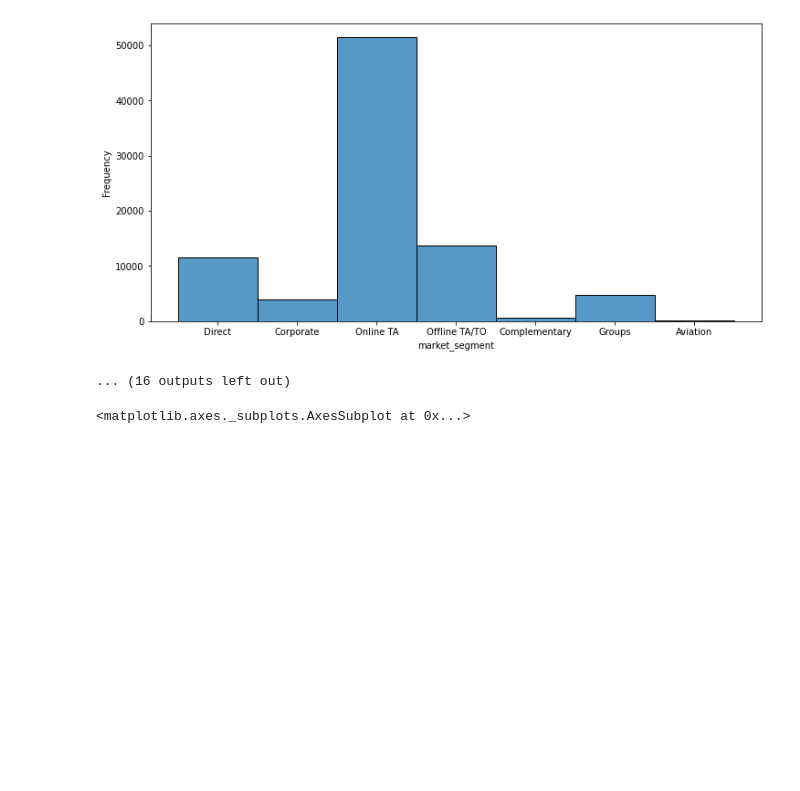
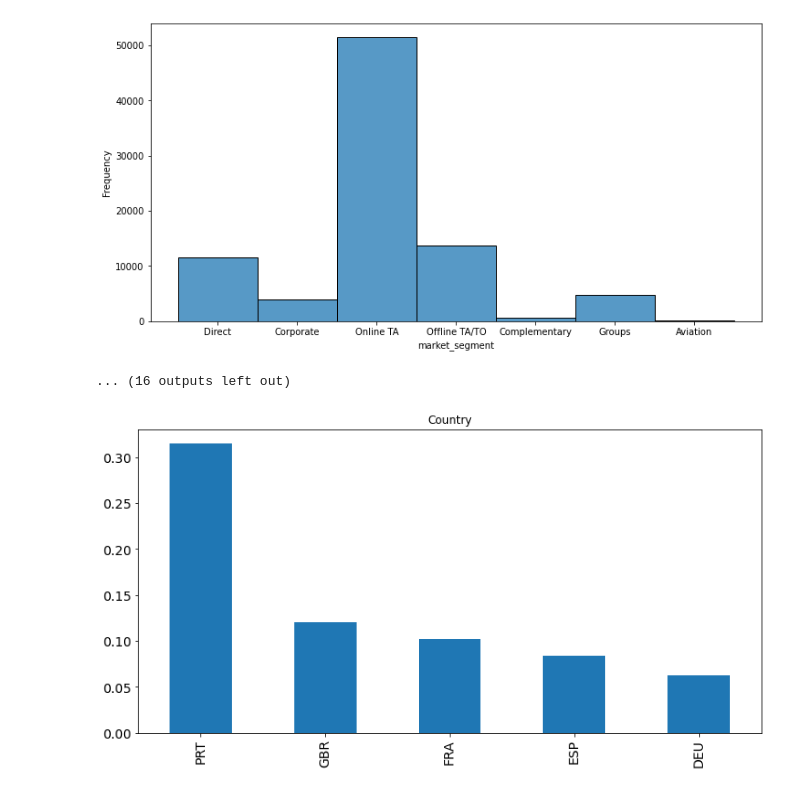
Before and after one commit to hetkothari/Hotel-Booking-Analysis-Capstone-1, a Jupyter notebook: Hotel_Booking_Analysis_Personal_Notebook_.ipynb, the cells around one changed output. Saved outputs shown, nothing was run; the diff lists cells and outputs as text; code cells hidden in the pictures; blank space fills up the shorter version.

```diff
--- a/Hotel_Booking_Analysis_Personal_Notebook_.ipynb
+++ b/Hotel_Booking_Analysis_Personal_Notebook_.ipynb
@@ -295,7 +295,8 @@ plt.show()
 [figure]
 [figure]
 ... (16 outputs left out)
-# %%
-  sns.distplot(df[column], ax= ax)
-# %% [output]
-<matplotlib.axes._subplots.AxesSubplot at 0x...>
+# %%
+fig, axes = plt.subplots(1, 1, figsize=(12, 6))
+_ = df['country'].value_counts(normalize=True).head(5).sort_values(ascending=False).plot(kind = 'bar', title='Country', fontsize=14)
+# %% [output]
+[figure, added]
```
Also changed, not shown: parts of 1 cell of this notebook.
